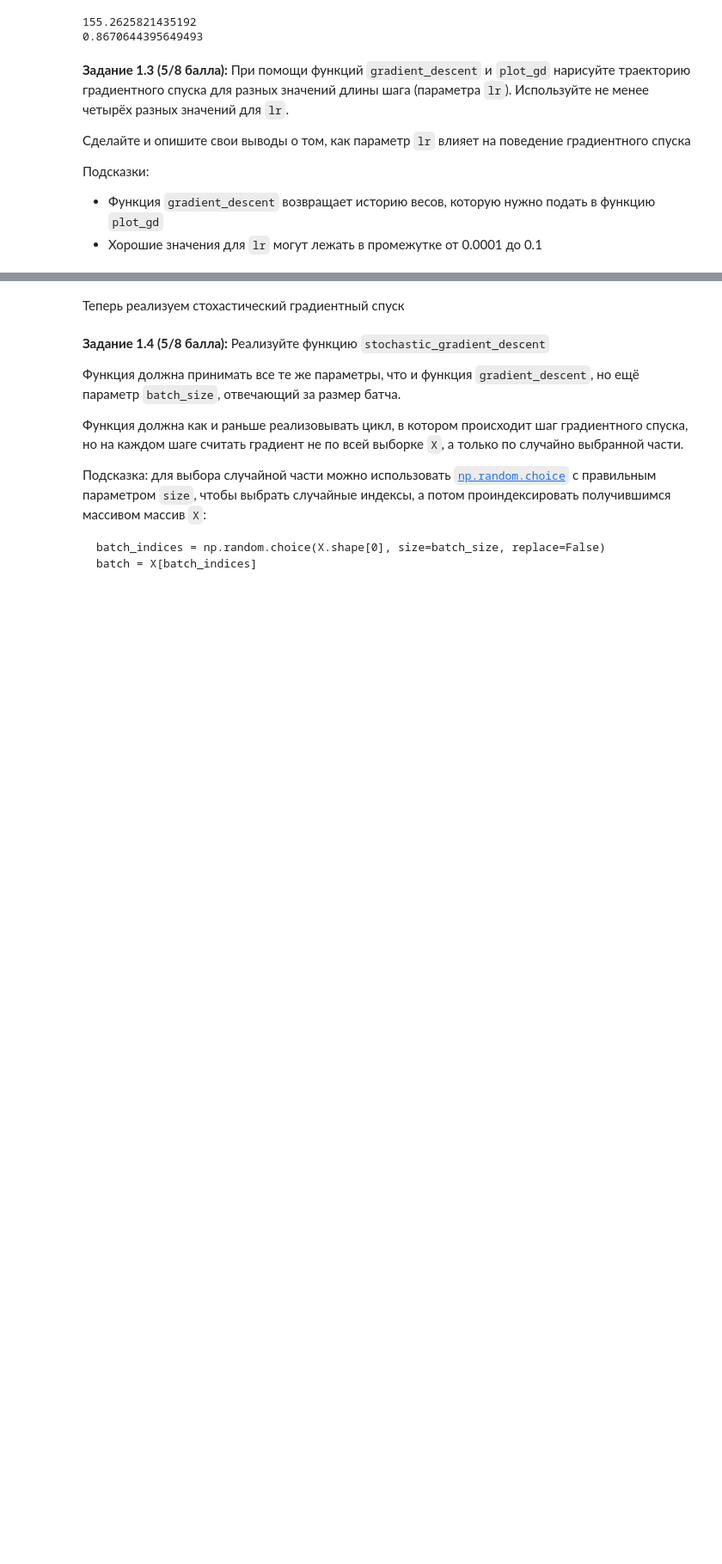
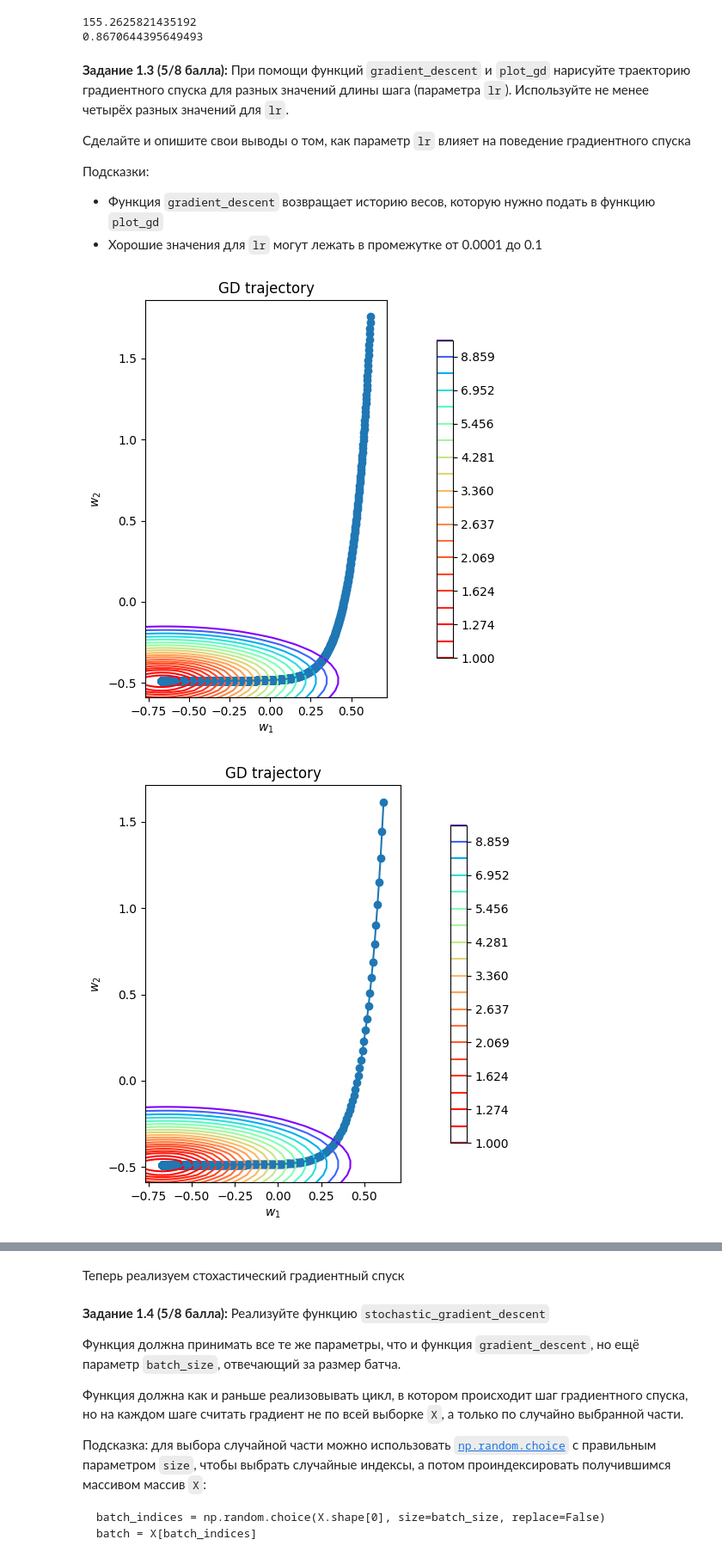
Before and after one commit to lapshinaaa/homework_machineLearning, a Jupyter notebook: gradient_descent_hw.ipynb, the cells around one changed output, grey strips where cells are left out. Shown at 86% size. Saved outputs shown, nothing was run; the diff lists cells and outputs as text; code cells hidden in the pictures; blank space fills up the shorter version.

Commit message:
add task 1.3 for plotting GD trajectories

```diff
--- a/gradient_descent_hw.ipynb
+++ b/gradient_descent_hw.ipynb
@@ -280,0 +279,22 @@ def plot_gd(w_list: Iterable, X: np.ndarray, y: np.ndarray, loss: BaseLoss):
+# %%
+# setting the values for learning rate
+lr_values = [0.0001, 0.0005, 0.001, 0.005, 0.01]
+
+# plotting the subplots for each learning rate
+for learning_rate in lr_values:
+  weights_list = gradient_descent(w_init, X, y, loss, learning_rate, 100000)
+  plot_gd(weights_list, X, y, loss)
+
+
+# Попыталась сделать через subplot, но из-за структуры функции 'plot_gd' реализация такой идеи не представляется возможной,
+# поскольку каждый из сабплотов рисуется как отдельный график.
+
+# Выводы о влиянии параметра lr на поведение градиентного спуска:
+# Маленькое значение шага приводит к тому, что градиентный спуск двигается очень медленно, и напротив,
+# слишком большое значение данного параметра приводит к тому, что оптимальный (хороший) локальный минимум (если мы рассматриваем
+# случай с несколькими локальными минимумами, среди которых есть наиболее оптимальные) может быть перепрыгнут.
+# В частном случае, если минимум у функции только один, то, чем меньше значение шага, тем медленнее движется GD.
+# При большом значении lr алгоритм может не сойтись к минимуму и начать расходиться.
+# %% [output]
+[figure, added]
+[figure, added]
```
Also changed, not shown: parts of 2 cells of this notebook.
